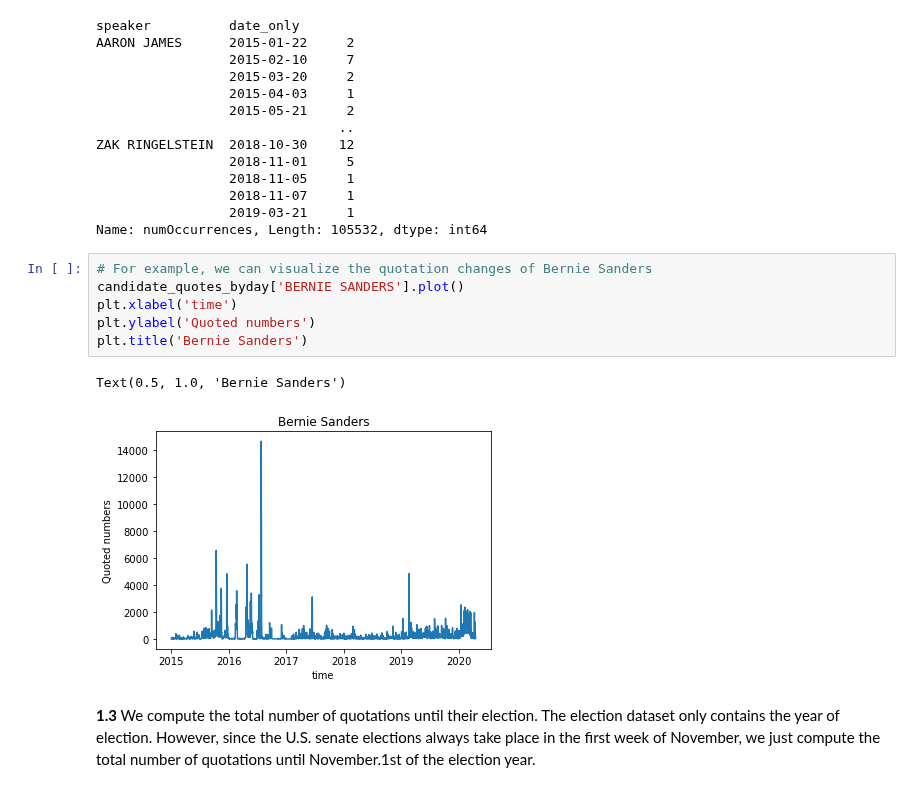
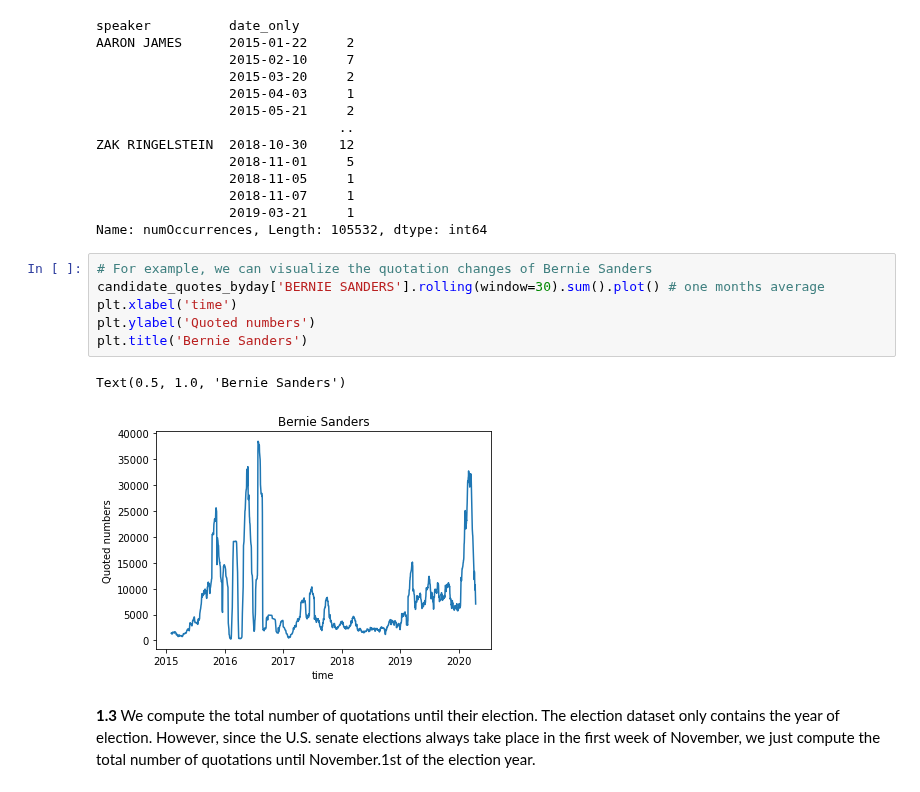
Before and after one commit to epfl-ada/ada-2021-project-chilldatagroup, a Jupyter notebook: Milestone2.ipynb, the cells around one changed output. Cells and saved outputs as stored; diff of their text form.

Commit message:
name, visual

```diff
--- a/Milestone2.ipynb
+++ b/Milestone2.ipynb
@@ -126,13 +150,13 @@ ZAK RINGELSTEIN  2018-10-30    12
 Name: numOccurrences, Length: 105532, dtype: int64
 # %%
 # For example, we can visualize the quotation changes of Bernie Sanders
-candidate_quotes_byday['BERNIE SANDERS'].plot()
+candidate_quotes_byday['BERNIE SANDERS'].rolling(window=30).sum().plot() # one months average
 plt.xlabel('time')
 plt.ylabel('Quoted numbers')
 plt.title('Bernie Sanders')
 # %% [output]
 Text(0.5, 1.0, 'Bernie Sanders')
-[figure, old version]
+[figure, new version]
 # %% [markdown]
 **1.3** We compute the total number of quotations until their election. The election dataset only contains the year of election. However, since the U.S. senate elections always take place in the first week of November, we just compute the total number of quotations until November.1st of the election year.
 # %%
```
Also changed, not shown: parts of 8 cells of this notebook.
